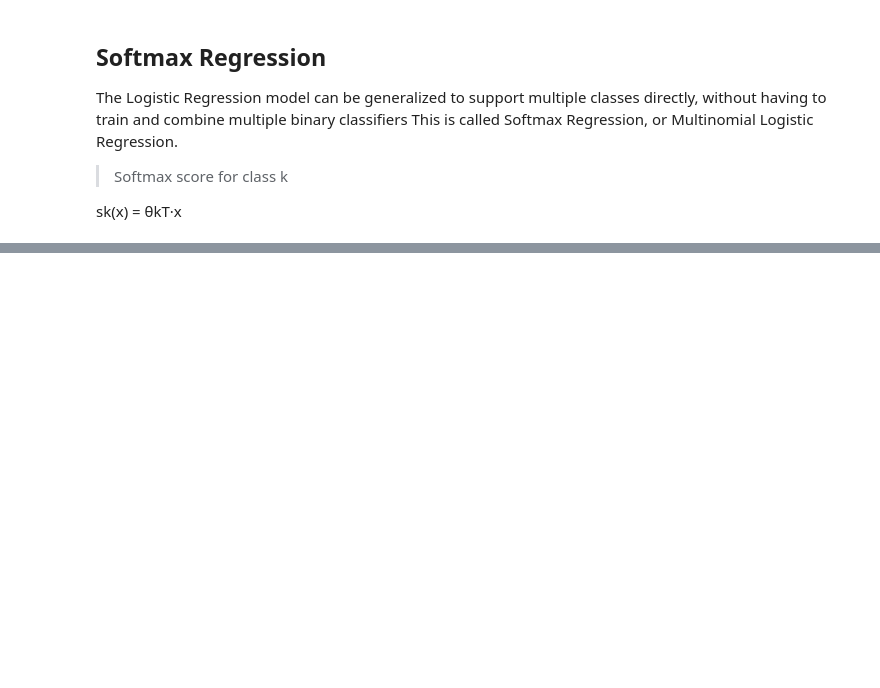
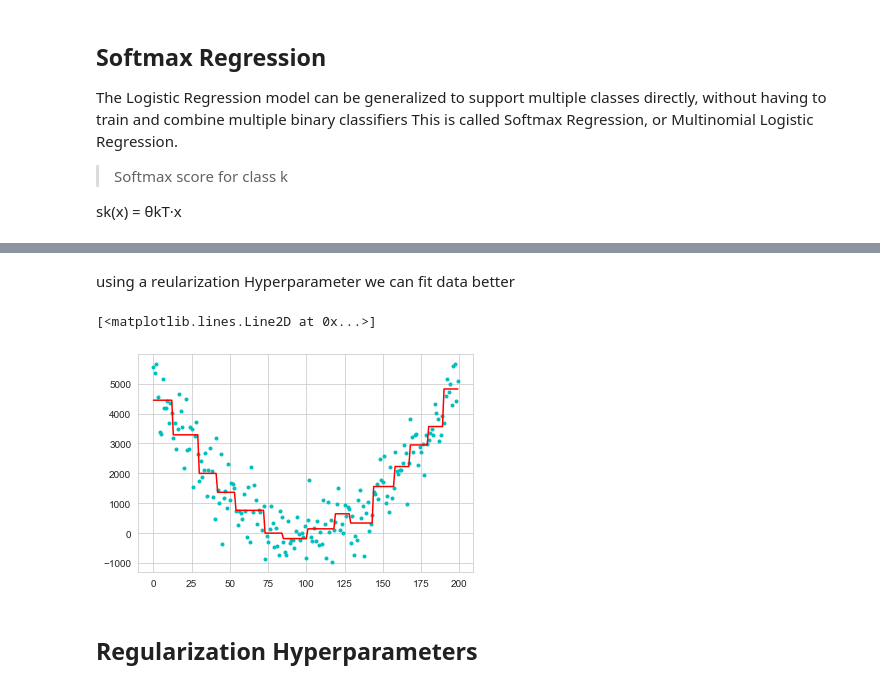
Before and after one commit to Kaushal1011/machine-learning, a Jupyter notebook: src/MasterNotebook.ipynb, the cells around one changed output, grey strips where cells are left out. Drawn from its saved outputs; the diff is of its cells as text; code cells hidden in the pictures; blank space fills up the shorter version.

```diff
--- a/src/MasterNotebook.ipynb
+++ b/src/MasterNotebook.ipynb
@@ -480,0 +696,13 @@ sk(x) = θkT·x
+# %% [markdown]
+using a reularization Hyperparameter we can fit data better
+# %%
+tree_reg2=DecisionTreeRegressor(min_samples_leaf=10)
+tree_reg2.fit(X,y)
+y_new2=tree_reg2.predict(X)
+plt.plot(y,"c.")
+plt.plot(y_new2,"r-")
+# %% [output]
+[<matplotlib.lines.Line2D at 0x...>]
+[figure, added]
+# %% [markdown]
+## Regularization Hyperparameters
```
Also changed, not shown: parts of 53 cells of this notebook.
